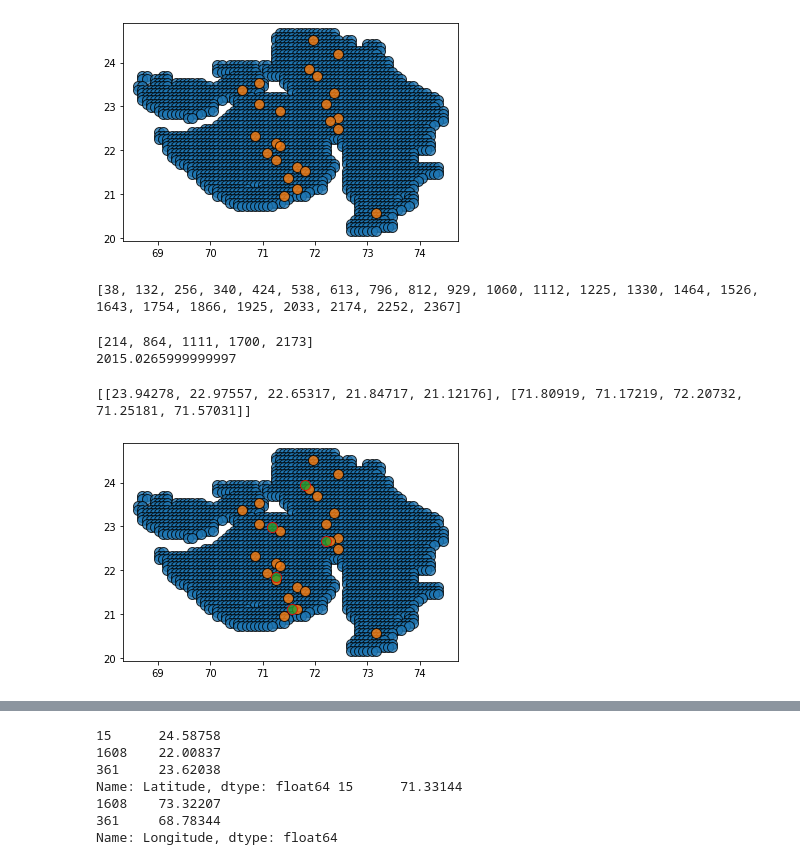
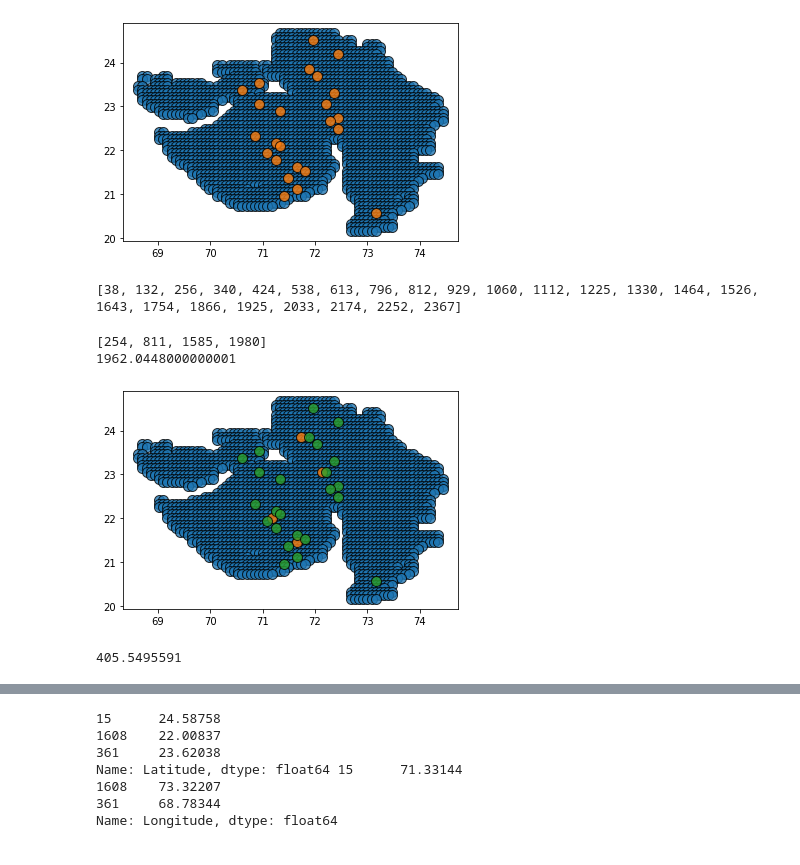
Before and after one commit to ishaan9006/agricultural-waste-utilization, a Jupyter notebook: run.ipynb, the cells around one changed output, grey strips where cells are left out. Cells and saved outputs as stored; diff of their text form; code cells hidden in the pictures.

Commit message:
Added show_map feature within the optimizer function!

```diff
--- a/run.ipynb
+++ b/run.ipynb
@@ -178,7 +180,7 @@ class Myoptimizer:
         result = function1(db, depots=optimal_result)
 
         if show_map:
-            curr_lat, curr_lon = extract_coorindates(result[0])
+            curr_lat, curr_lon = self.extract_coorindates(result[0])
             lat = db['Latitude']
             lon = db['Longitude']
             plt.scatter(lon, lat, s=100, edgecolor='k', alpha=0.8)
@@ -186,7 +188,7 @@ class Myoptimizer:
 
         return result
 
-    def getRefineryLocations(self, locations, refineries=1):
+    def getRefineryLocations(self, db, locations, refineries=1):
         size = len(db)
         st = db['Index'].iloc[0]           # Use .iloc[0] to access the first element of the 'Index' column
         en = db['Index'].iloc[size - 1]
@@ -200,14 +202,30 @@ class Myoptimizer:
                 min_cost = curr_cost
                 best_loc = i
         return best_loc, min_cost
-    def getOptimalResultsRef(self, location, ind=4):
+    def getOptimalRefLocations(self, db, location, ind=4, show_map=False, show_depots=False, depot_location=None):
         locs = []
         costs = []
         areas = np.array_split(location, ind)
         for i in range(0, ind):
-            loc, cost = getRefineryLocations(areas[i], 1)
+            loc, cost = self.getRefineryLocations(db, areas[i], 1)
             costs.append(cost)
             locs.append(loc)
+        if show_map and not show_depots:
+            curr_lat, curr_lon = self.extract_coorindates(locs)
+            lat = db['Latitude']
+            lon = db['Longitude']
+            plt.scatter(lon, lat, s=100, edgecolor='k', alpha=0.8)
+            plt.scatter(curr_lon, curr_lat, s=100, edgecolor='k', alpha=0.8)
+
+        if show_map and show_depots and depot_location is not None:
+            depot_lat, depot_lon = self.extract_coorindates(depot_location)
+            curr_lat, curr_lon = self.extract_coorindates(locs)
+            lat = db['Latitude']
+            lon = db['Longitude']
+            plt.scatter(lon, lat, s=100, edgecolor='k', alpha=0.8)
+            plt.scatter(curr_lon, curr_lat, s=100, edgecolor='k', alpha=0.8)
+            plt.scatter(depot_lon, depot_lat, s=100, edgecolor='k', alpha=0.8)
+
         return locs, costs
 # %%
 dm = pd.read_csv('./Distance_Matrix.csv')
@@ -227,35 +245,27 @@ dm = np.array(dm)
 # %%
 opt = Myoptimizer()
 # %%
-ans = opt.getOptimalResults(mx_num_depots, opt.getDepotLocations, show_map=True)
+locations, cost_to_depot, sites_left = opt.getOptimalResults(mx_num_depots, opt.getDepotLocations, show_map=True)
 # %% [output]
 [figure]
-# %%
-print(ans[0])
-# %% [output]
-[38, 132, 256, 340, 424, 538, 613, 796, 812, 929, 1060, 1112, 1225, 1330, 1464, 1526, 1643, 1754, 1866, 1925, 2033, 2174, 2252, 2367]
+# %%
+print(locations)
+# %% [output]
+[38, 132, 256, 340, 424, 538, 613, 796, 812, 929, 1060, 1112, 1225, 1330, 1464, 1526, 1643, 1754, 1866, 1925, 2033, 2174, 2252, 2367]
 # %%
-locs, costs = getOptimalResultsRef(optimal_result[0], 5)
+locs, costs = opt.getOptimalRefLocations(db, locations, show_map=True, show_depots=True, depot_location=locations)
 print(locs)
 print(np.sum(costs))
 # %% [output]
-[214, 864, 1111, 1700, 2173]
-2015.0265999999997
+[254, 811, 1585, 1980]
+1962.0448000000001
+[figure, added]
-# %%
-ref_coordinates = extract_coorindates(locs)
-print(ref_coordinates[0])
-# %% [output]
-[[23.94278, 22.97557, 22.65317, 21.84717, 21.12176], [71.80919, 71.17219, 72.20732, 71.25181, 71.57031]]
-# %%
-lat = db['Latitude']
-lon = db['Longitude']
-plt.scatter(lon, lat, s=100, edgecolor='k', alpha=0.8)
-plt.scatter(coordinates[1], coordinates[0], s=100, edgecolor='k', alpha=0.8)
-plt.scatter(ref_coordinates[1], ref_coordinates[0], s=100, edgecolor='r', alpha=0.8)
-plt.show()
-# %% [output]
-[figure, removed]
 # %%
 cost_transport_to_refinery = np.sum(costs)
+# %%
+cost_transport = cost_to_depot + cost_transport_to_refinery
+a*cost_transport
+# %% [output]
+405.5495591
 # %%
 a = 0.001
```
Also changed, not shown: parts of 4 cells of this notebook.
